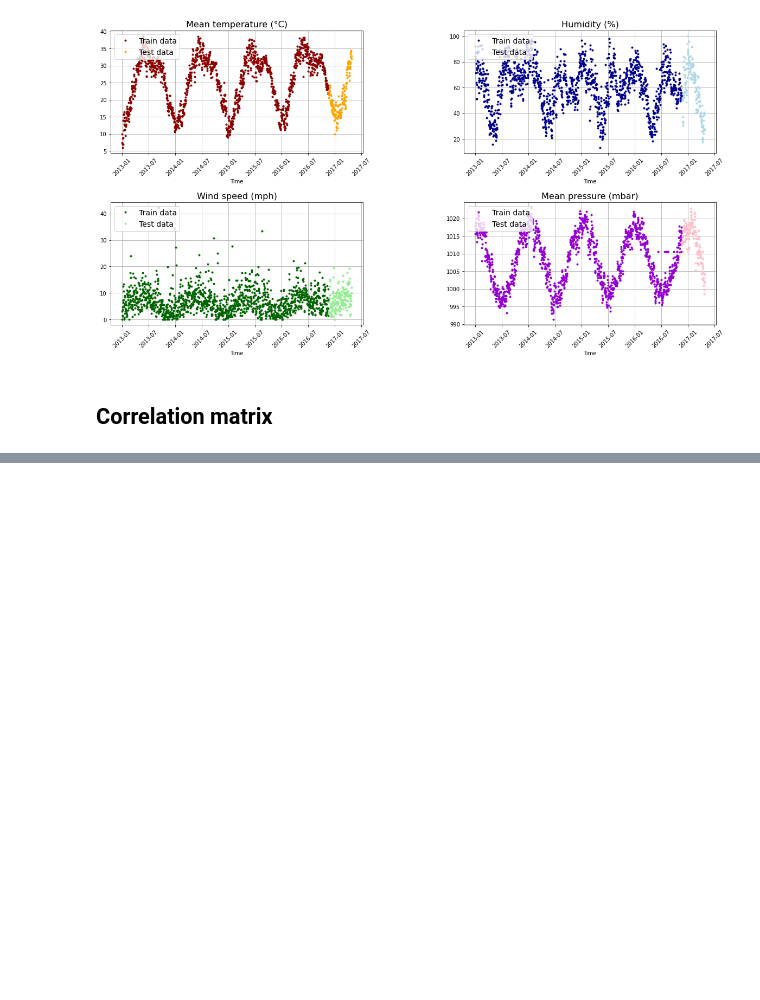
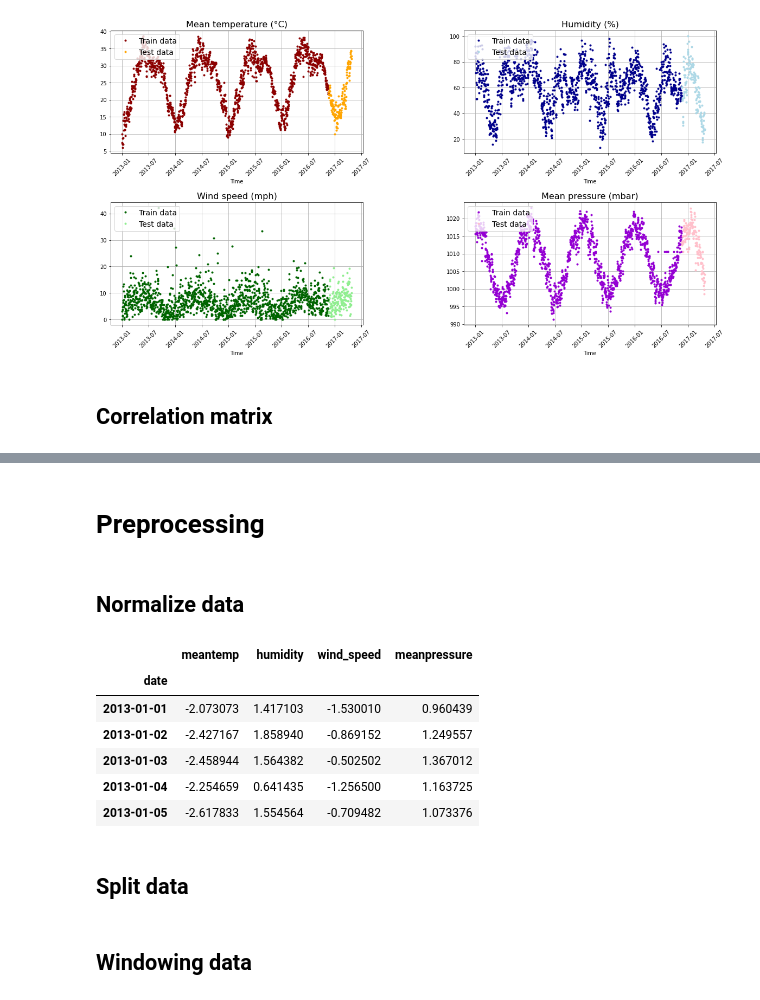
Before and after one commit to alexandre-pinon/voltron, a Jupyter notebook: src/ai/voltron.ipynb, the cells around one changed output, grey strips where cells are left out. Cells and saved outputs as stored; diff of their text form; code cells hidden in the pictures; blank space fills up the shorter version.

```diff
--- a/src/ai/voltron.ipynb
+++ b/src/ai/voltron.ipynb
@@ -242 +249,20 @@ ax.set_title("Correlation matrix", fontsize=24)
 [figure]
+# %% [markdown]
+# Preprocessing
+# %% [markdown]
+## Normalize data
+# %%
+scaler = StandardScaler()
+df_scaled = df.copy()
+df_scaled[df_scaled.columns] = scaler.fit_transform(df[df.columns])
+df_scaled.head()
+# %% [output]
+|  | meantemp | humidity | wind_speed | meanpressure |
+| date |  |  |  |  |
+| 2013-01-01 | -2.073073 | 1.417103 | -1.530010 | 0.960439 |
+| 2013-01-02 | -2.427167 | 1.858940 | -0.869152 | 1.249557 |
+| 2013-01-03 | -2.458944 | 1.564382 | -0.502502 | 1.367012 |
+| 2013-01-04 | -2.254659 | 0.641435 | -1.256500 | 1.163725 |
+| 2013-01-05 | -2.617833 | 1.554564 | -0.709482 | 1.073376 |
+# %% [markdown]
+## Split data
@@ -242,0 +278,2 @@ ax.set_title("Correlation matrix", fontsize=24)
+# %% [markdown]
+## Windowing data
```
Also changed, not shown: parts of 23 cells of this notebook, 1 other file.
